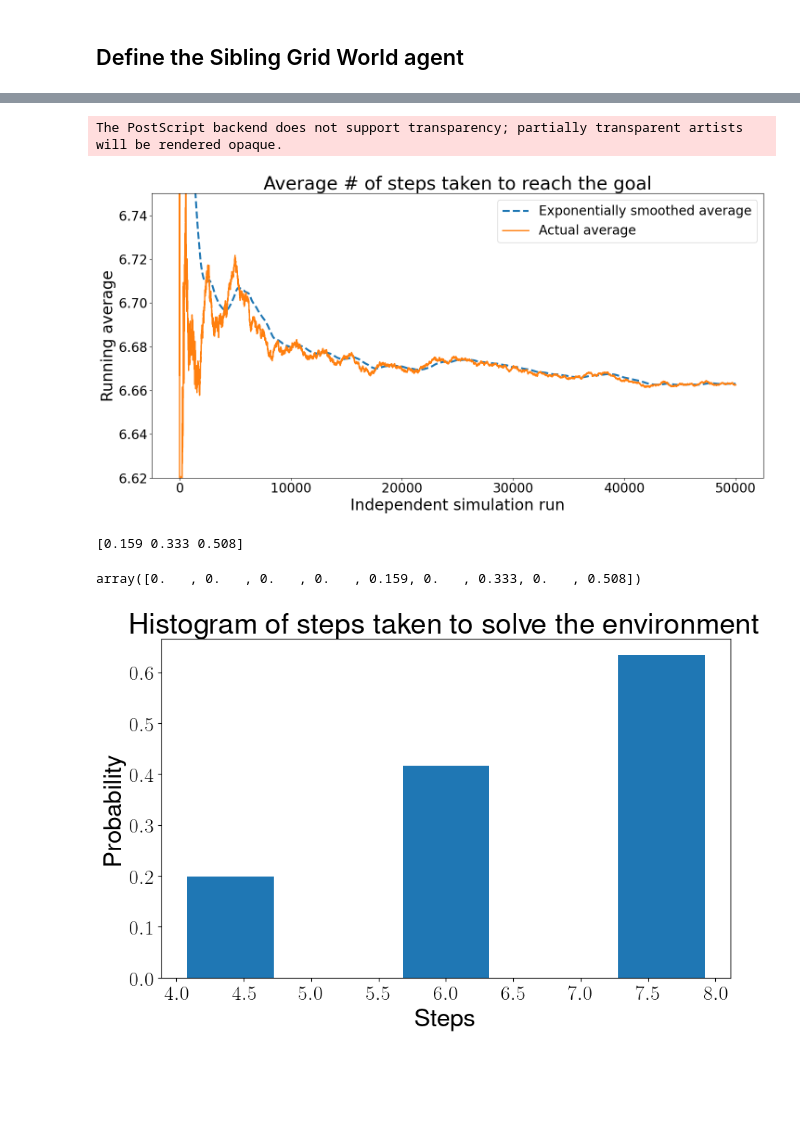
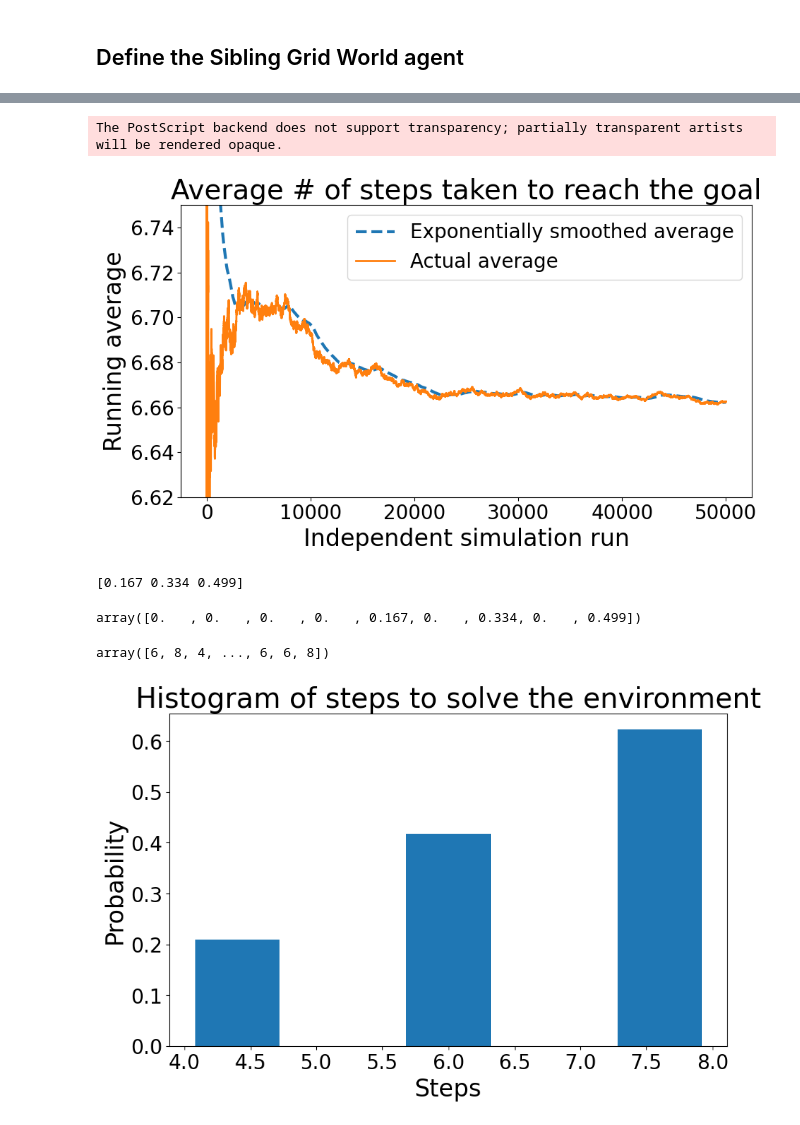
Before and after one commit to Symplectomorphism/miscellaneous, a Jupyter notebook: dolambac/simulation/sibling_q_learning_refactor.ipynb, the cells around one changed output, grey strips where cells are left out. Saved outputs shown, nothing was run; the diff lists cells and outputs as text; code cells hidden in the pictures; blank space fills up the shorter version.

```diff
--- a/dolambac/simulation/sibling_q_learning_refactor.ipynb
+++ b/dolambac/simulation/sibling_q_learning_refactor.ipynb
@@ -134,8 +135,8 @@ alpha = 1e-3
 running_avg = np.zeros(n_episodes+1, dtype=np.float32)
 running_avg[0] = 7
 state_count = np.zeros((5, 5), dtype=int)
-# all_steps = np.zeros(n_episodes+1, dtype=int)
-# all_bad_moves = np.zeros(n_episodes+1, dtype=int)
+all_steps = np.zeros(n_episodes, dtype=int)
+all_bad_moves = np.zeros(n_episodes, dtype=int)
 avg_bad_moves = 2
 for e in tqdm(range(n_episodes)):
     obs, info = env.reset(options={'randomize_world': True})
@@ -154,8 +155,8 @@ for e in tqdm(range(n_episodes)):
 
         if done:
             state_count[*obs] += 1
-            # all_steps[e] = env.num_moves
-            # all_bad_moves[e] = env.bad_moves
+            all_steps[e] = env.num_moves
+            all_bad_moves[e] = env.bad_moves
             avg_bad_moves += 1/(e+1) * (env.bad_moves - avg_bad_moves)
             avg_steps[e+1] = avg_steps[e] + 1/(e+1) * (env.num_moves - avg_steps[e])
             running_avg[e+1] = ewma(running_avg[e], avg_steps[e+1], alpha)
@@ -179,7 +180,7 @@ fig.savefig("../TeX/robot_on_chessboard/english_v2/figures/visit_count_ratio.eps
 episodes = np.arange(0, n_episodes+1, step=1)
 head = 10_0
 
-fig = plt.figure()
+fig = plt.figure(figsize=(10, 6))
 ax = fig.add_subplot(111)
 ax.plot(episodes, running_avg, linewidth=3, label="Exponentially smoothed average", linestyle="--")
 ax.plot(episodes, avg_steps, linewidth=2, label="Actual average", )
@@ -194,23 +195,27 @@ fig.tight_layout()
 fig.savefig("../TeX/robot_on_chessboard/english_v2/figures/running_avg.eps", format="eps", dpi=1000, bbox_inches='tight', pad_inches=0.1)
 # %% [output]
 The PostScript backend does not support transparency; partially transparent artists will be rendered opaque.
-[figure, old version]
+[figure, new version]
 # %%
 print(np.bincount(all_bad_moves) / np.sum(np.bincount(all_bad_moves)))
 np.bincount(all_steps) / np.sum(np.bincount(all_steps))
 # %% [output]
-[0.159 0.333 0.508]
+[0.167 0.334 0.499]
-array([0.   , 0.   , 0.   , 0.   , 0.159, 0.   , 0.333, 0.   , 0.508])
+array([0.   , 0.   , 0.   , 0.   , 0.167, 0.   , 0.334, 0.   , 0.499])
+# %%
+all_steps
+# %% [output]
+array([6, 8, 4, ..., 6, 6, 8])
 # %%
-fig = plt.figure()
+fig = plt.figure(figsize=(10, 6))
 ax = fig.add_subplot(111)
 ax.hist(all_steps, bins=5, rwidth=0.8, density=True)
-ax.set_title("Histogram of steps taken to solve the environment")
+ax.set_title("Histogram of steps to solve the environment")
 ax.set_xlabel("Steps")
 ax.set_ylabel("Probability")
 fig.savefig("../TeX/robot_on_chessboard/english_v2/figures/steps_histogram.eps", format="eps", dpi=1000, bbox_inches='tight', pad_inches=0.1)
 # %% [output]
-[figure, old version]
+[figure, new version]
 # %%
 plt.hist(all_bad_moves, bins=5, rwidth=0.8)
 # %% [output]
```
Also changed, not shown: parts of 6 cells of this notebook, 5 other files.
